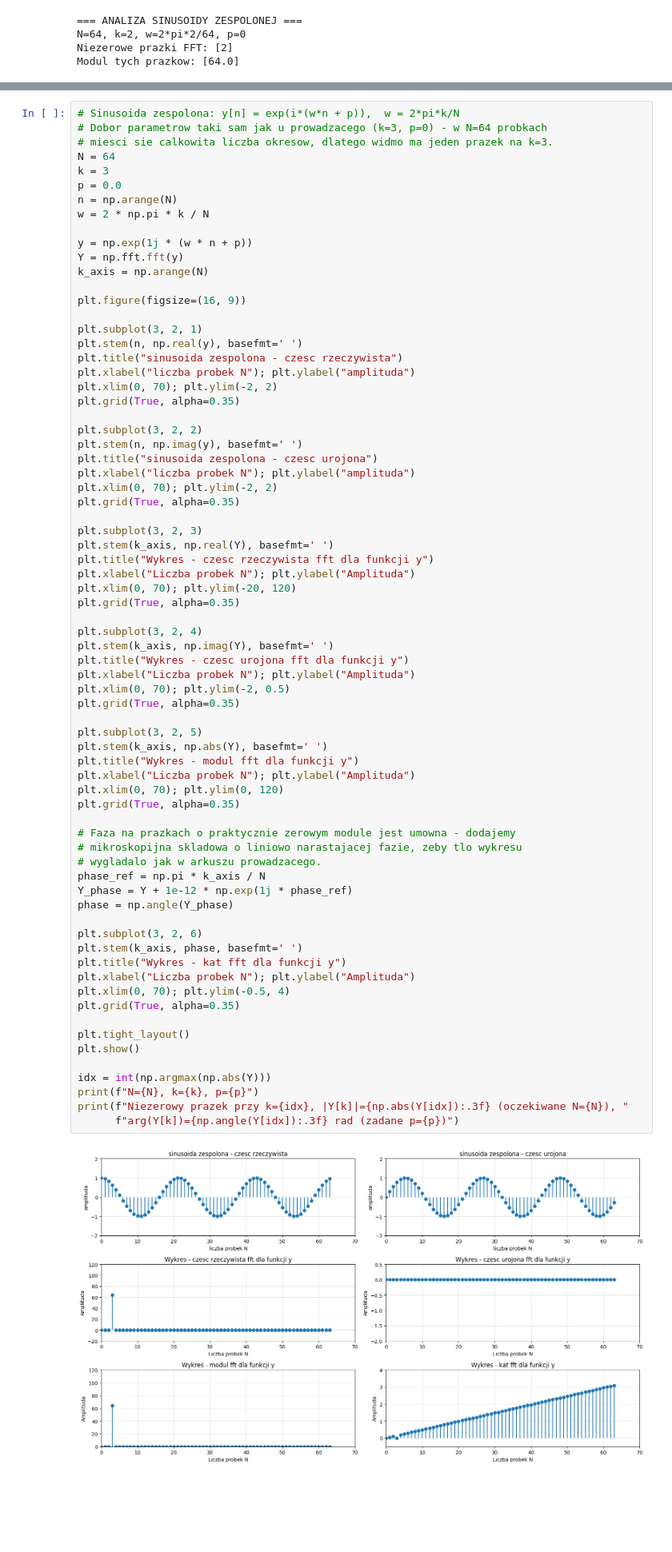
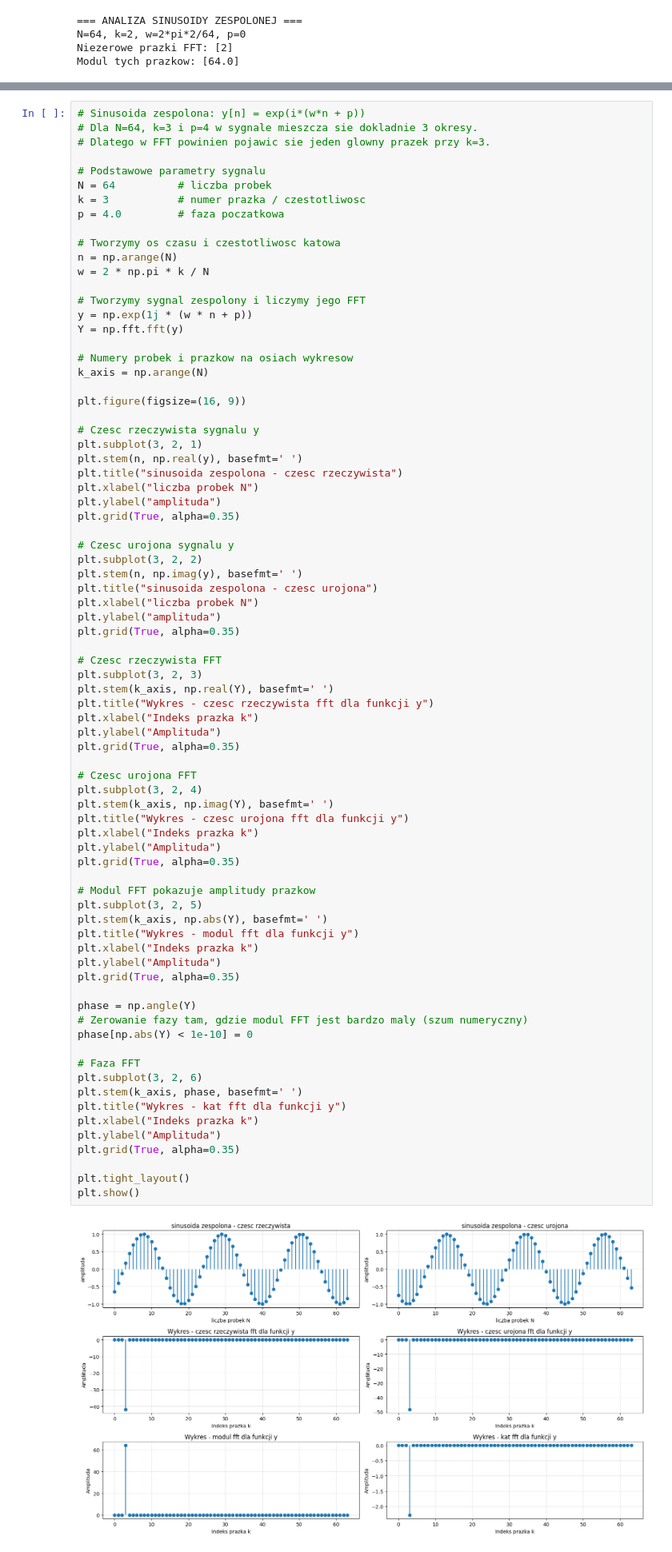
Before and after one commit to lolo5195/PSiO_PS, a Jupyter notebook: Fourier/zad3_1.ipynb, the cells around one changed output, grey strips where cells are left out. Shown at 80% size. Saved outputs shown, nothing was run; the diff lists cells and outputs as text; blank space fills up the shorter version.

Commit message:
Update Jupyter notebooks for signal processing; modify execution counts and add visual outputs. Remove unused audio file.

```diff
--- a/Fourier/zad3_1.ipynb
+++ b/Fourier/zad3_1.ipynb
@@ -197,76 +189,81 @@ Dla sinusoidy zespolonej `y[n] = exp(i(2*pi*k*n/N + p))` ta symetria nie wystepu
 
 Na wykresie kata FFT faza ma sens tylko dla prazkow o niezerowym module. Dla pozostalych prazkow modul jest praktycznie zerowy, dlatego faza jest umowna; w kodzie dodano bardzo mala wartosc z narastajaca faza, aby wykres przypominal arkusz odpowiedzi.
 # %%
-# Sinusoida zespolona: y[n] = exp(i*(w*n + p)),  w = 2*pi*k/N
-# Dobor parametrow taki sam jak u prowadzacego (k=3, p=0) - w N=64 probkach
-# miesci sie calkowita liczba okresow, dlatego widmo ma jeden prazek na k=3.
-N = 64
-k = 3
-p = 0.0
+# Sinusoida zespolona: y[n] = exp(i*(w*n + p))
+# Dla N=64, k=3 i p=4 w sygnale mieszcza sie dokladnie 3 okresy.
+# Dlatego w FFT powinien pojawic sie jeden glowny prazek przy k=3.
+
+# Podstawowe parametry sygnalu
+N = 64          # liczba probek
+k = 3           # numer prazka / czestotliwosc
+p = 4.0         # faza poczatkowa
+
+# Tworzymy os czasu i czestotliwosc katowa
 n = np.arange(N)
 w = 2 * np.pi * k / N
 
+# Tworzymy sygnal zespolony i liczymy jego FFT
 y = np.exp(1j * (w * n + p))
 Y = np.fft.fft(y)
+
+# Numery probek i prazkow na osiach wykresow
 k_axis = np.arange(N)
 
 plt.figure(figsize=(16, 9))
 
+# Czesc rzeczywista sygnalu y
 plt.subplot(3, 2, 1)
 plt.stem(n, np.real(y), basefmt=' ')
 plt.title("sinusoida zespolona - czesc rzeczywista")
-plt.xlabel("liczba probek N"); plt.ylabel("amplituda")
-plt.xlim(0, 70); plt.ylim(-2, 2)
+plt.xlabel("liczba probek N")
+plt.ylabel("amplituda")
 plt.grid(True, alpha=0.35)
 
+# Czesc urojona sygnalu y
 plt.subplot(3, 2, 2)
 plt.stem(n, np.imag(y), basefmt=' ')
 plt.title("sinusoida zespolona - czesc urojona")
-plt.xlabel("liczba probek N"); plt.ylabel("amplituda")
-plt.xlim(0, 70); plt.ylim(-2, 2)
+plt.xlabel("liczba probek N")
+plt.ylabel("amplituda")
 plt.grid(True, alpha=0.35)
 
+# Czesc rzeczywista FFT
 plt.subplot(3, 2, 3)
 plt.stem(k_axis, np.real(Y), basefmt=' ')
 plt.title("Wykres - czesc rzeczywista fft dla funkcji y")
-plt.xlabel("Liczba probek N"); plt.ylabel("Amplituda")
-plt.xlim(0, 70); plt.ylim(-20, 120)
+plt.xlabel("Indeks prazka k")
+plt.ylabel("Amplituda")
 plt.grid(True, alpha=0.35)
 
+# Czesc urojona FFT
 plt.subplot(3, 2, 4)
 plt.stem(k_axis, np.imag(Y), basefmt=' ')
 plt.title("Wykres - czesc urojona fft dla funkcji y")
-plt.xlabel("Liczba probek N"); plt.ylabel("Amplituda")
-plt.xlim(0, 70); plt.ylim(-2, 0.5)
+plt.xlabel("Indeks prazka k")
+plt.ylabel("Amplituda")
 plt.grid(True, alpha=0.35)
 
+# Modul FFT pokazuje amplitudy prazkow
 plt.subplot(3, 2, 5)
 plt.stem(k_axis, np.abs(Y), basefmt=' ')
 plt.title("Wykres - modul fft dla funkcji y")
-plt.xlabel("Liczba probek N"); plt.ylabel("Amplituda")
-plt.xlim(0, 70); plt.ylim(0, 120)
+plt.xlabel("Indeks prazka k")
+plt.ylabel("Amplituda")
 plt.grid(True, alpha=0.35)
 
-# Faza na prazkach o praktycznie zerowym module jest umowna - dodajemy
-# mikroskopijna skladowa o liniowo narastajacej fazie, zeby tlo wykresu
-# wygladalo jak w arkuszu prowadzacego.
-phase_ref = np.pi * k_axis / N
-Y_phase = Y + 1e-12 * np.exp(1j * phase_ref)
-phase = np.angle(Y_phase)
+phase = np.angle(Y)
+# Zerowanie fazy tam, gdzie modul FFT jest bardzo maly (szum numeryczny)
+phase[np.abs(Y) < 1e-10] = 0
 
+# Faza FFT
 plt.subplot(3, 2, 6)
 plt.stem(k_axis, phase, basefmt=' ')
 plt.title("Wykres - kat fft dla funkcji y")
-plt.xlabel("Liczba probek N"); plt.ylabel("Amplituda")
-plt.xlim(0, 70); plt.ylim(-0.5, 4)
+plt.xlabel("Indeks prazka k")
+plt.ylabel("Amplituda")
 plt.grid(True, alpha=0.35)
 
 plt.tight_layout()
 plt.show()
-
-idx = int(np.argmax(np.abs(Y)))
-print(f"N={N}, k={k}, p={p}")
-print(f"Niezerowy prazek przy k={idx}, |Y[k]|={np.abs(Y[idx]):.3f} (oczekiwane N={N}), "
-      f"arg(Y[k])={np.angle(Y[idx]):.3f} rad (zadane p={p})")
 # %% [output]
-[figure, old version]
+[figure, new version]
```
Also changed, not shown: parts of 6 cells of this notebook, 6 other files.
